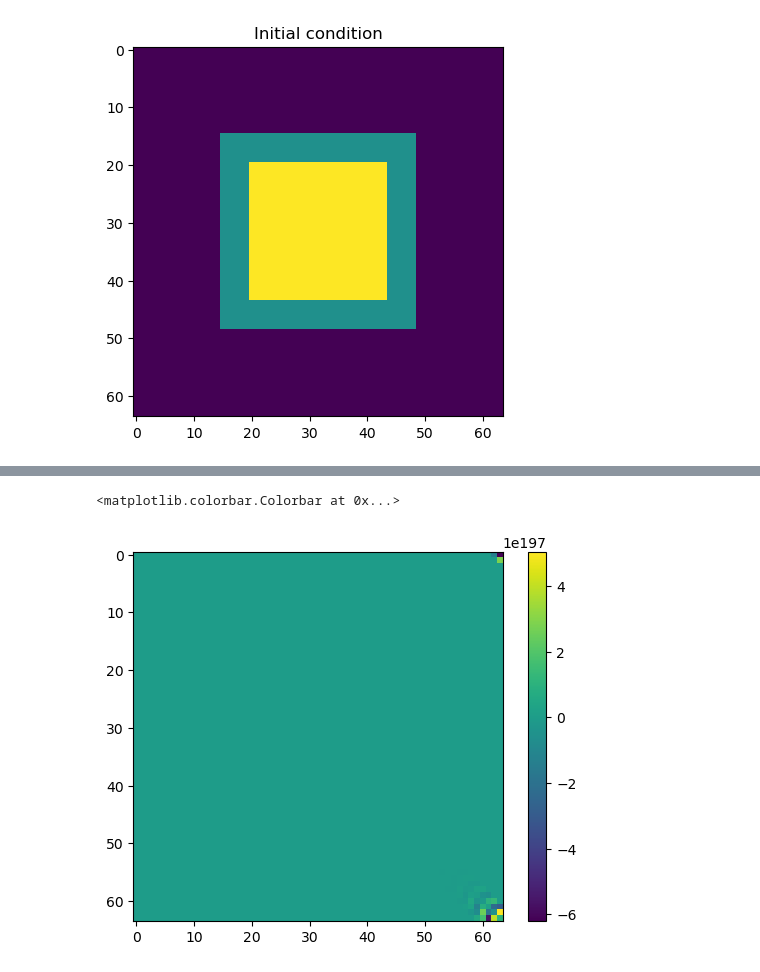
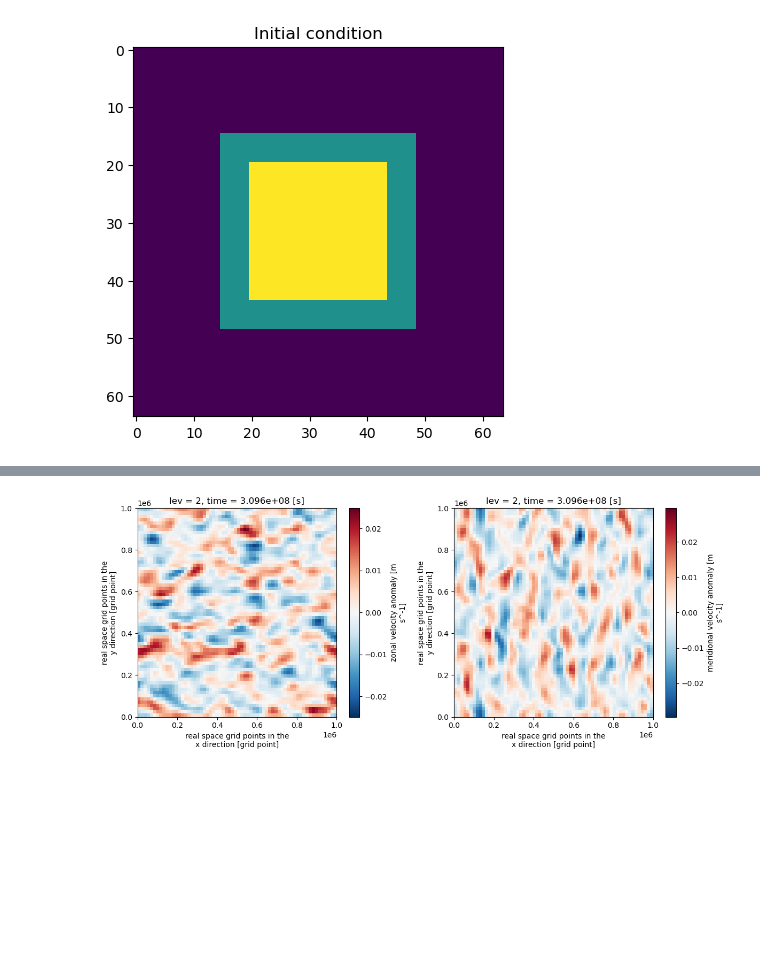
Before and after one commit to ocean-transport/QG-model-summer23, a Jupyter notebook: scalar_FD_roll.ipynb, the cells around one changed output, grey strips where cells are left out. Saved outputs shown, nothing was run; the diff lists cells and outputs as text; code cells hidden in the pictures; blank space fills up the shorter version.

```diff
--- a/scalar_FD_roll.ipynb
+++ b/scalar_FD_roll.ipynb
@@ -222 +231,16 @@ plt.colorbar()
+# %%
+U = eddy_model_highRes.isel(lev=1).u[-1]
+V = eddy_model_highRes.isel(lev=1).v[-1]
+# %%
+plt.figure(figsize=(12, 5))
+
+plt.subplot(121)
+U.plot()
+
+plt.subplot(122)
+V.plot()
+
+plt.tight_layout()
+# %% [output]
+[figure, added]
 # %%
@@ -266,6 +271,0 @@ for i in range(1, 30): #no issues till 14th timestep
-# %%
-plt.imshow(scalar_mat2[10,:,:])
-plt.colorbar()
-# %% [output]
-<matplotlib.colorbar.Colorbar at 0x...>
-[figure, removed]
```
Also changed, not shown: parts of 22 cells of this notebook, 2 other files.
